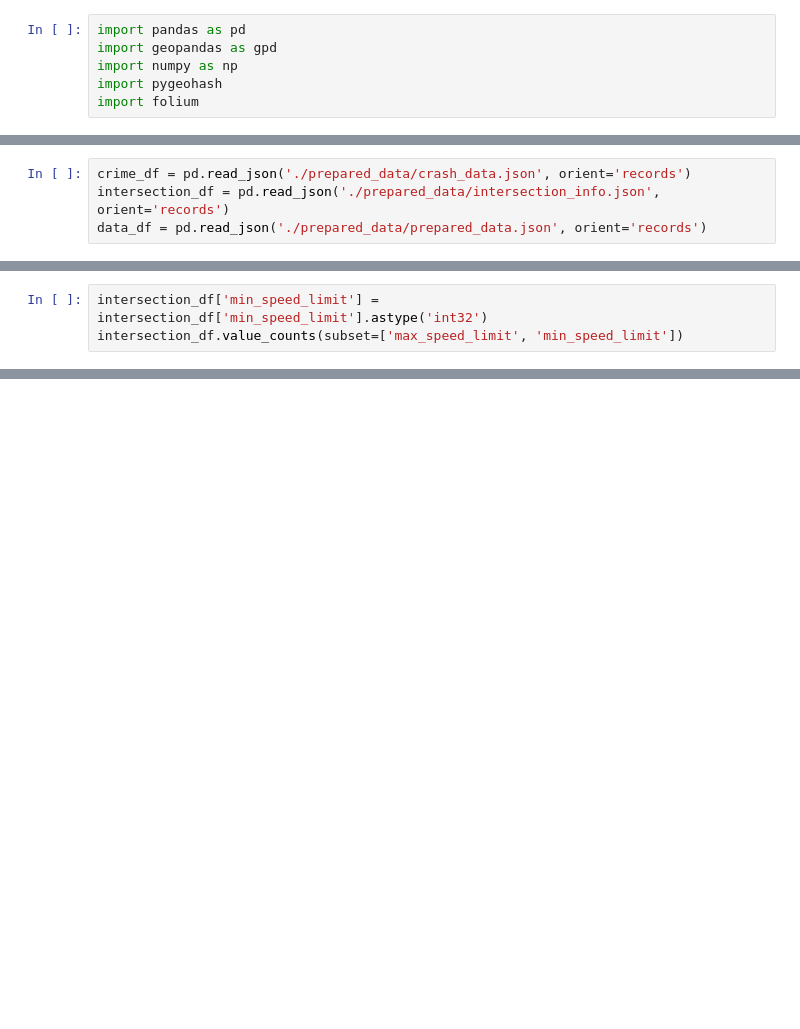
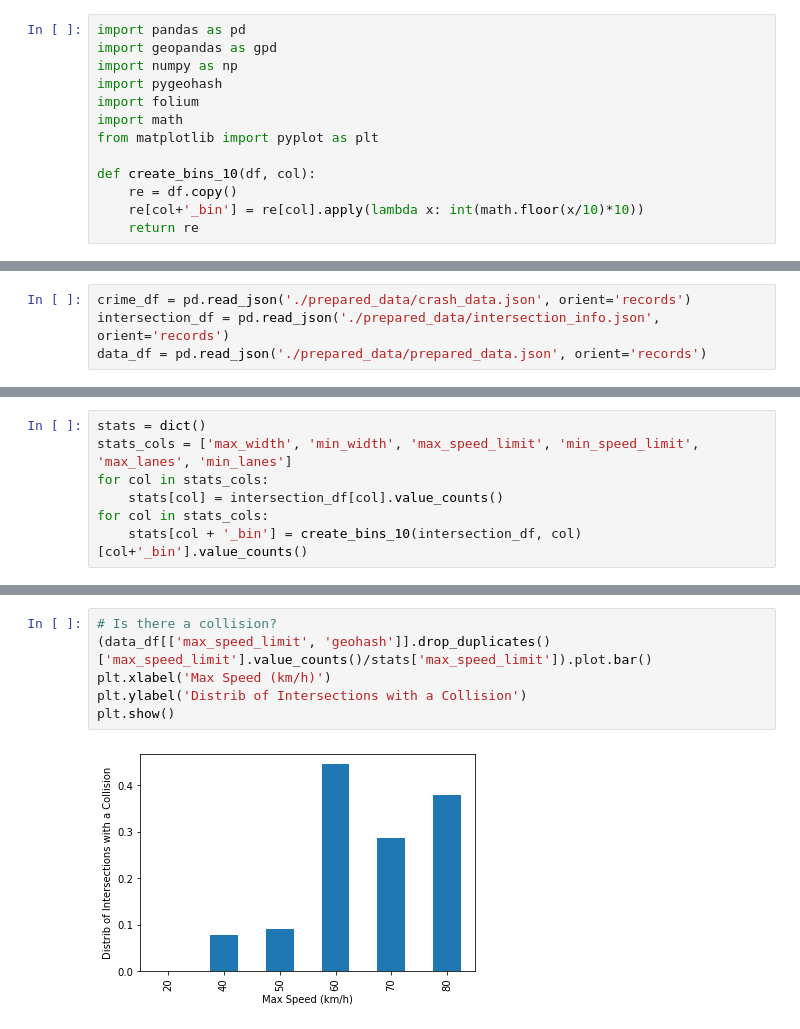
Before and after one commit to FutureProg/Burlington-Crash-Probability-2023, a Jupyter notebook: 2_analysis.ipynb, the cells around one changed output, grey strips where cells are left out. Cells and saved outputs as stored; diff of their text form; blank space fills up the shorter version.

```diff
--- a/2_analysis.ipynb
+++ b/2_analysis.ipynb
@@ -4,5 +4,12 @@ import geopandas as gpd
 import numpy as np
 import pygeohash
 import folium
+import math
+from matplotlib import pyplot as plt
+
+def create_bins_10(df, col):
+    re = df.copy()
+    re[col+'_bin'] = re[col].apply(lambda x: int(math.floor(x/10)*10))
+    return re
 # %% [markdown]
 # Exploration & Analysis
@@ -31,3 +31,7 @@ First we'll find the number of intersections with certain max and min speeds and
 # %%
-intersection_df['min_speed_limit'] = intersection_df['min_speed_limit'].astype('int32')
-intersection_df.value_counts(subset=['max_speed_limit', 'min_speed_limit'])
+stats = dict()
+stats_cols = ['max_width', 'min_width', 'max_speed_limit', 'min_speed_limit', 'max_lanes', 'min_lanes']
+for col in stats_cols:
+    stats[col] = intersection_df[col].value_counts()
+for col in stats_cols:
+    stats[col + '_bin'] = create_bins_10(intersection_df, col)[col+'_bin'].value_counts()
@@ -35,0 +41,8 @@ ValueError: Cannot convert non-finite values (NA or inf) to integer
+# %%
+# Is there a collision?
+(data_df[['max_speed_limit', 'geohash']].drop_duplicates()['max_speed_limit'].value_counts()/stats['max_speed_limit']).plot.bar()
+plt.xlabel('Max Speed (km/h)')
+plt.ylabel('Distrib of Intersections with a Collision')
+plt.show()
+# %% [output]
+[figure, added]
```
Also changed, not shown: parts of 16 cells of this notebook, 3 other files.
